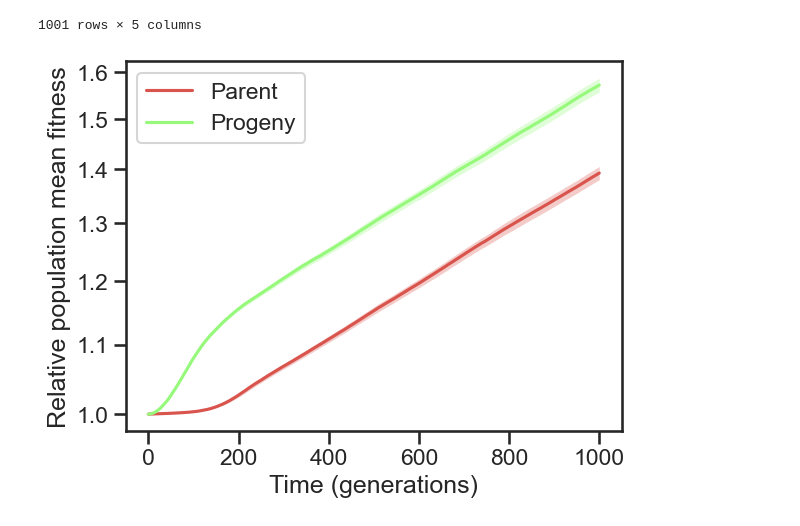
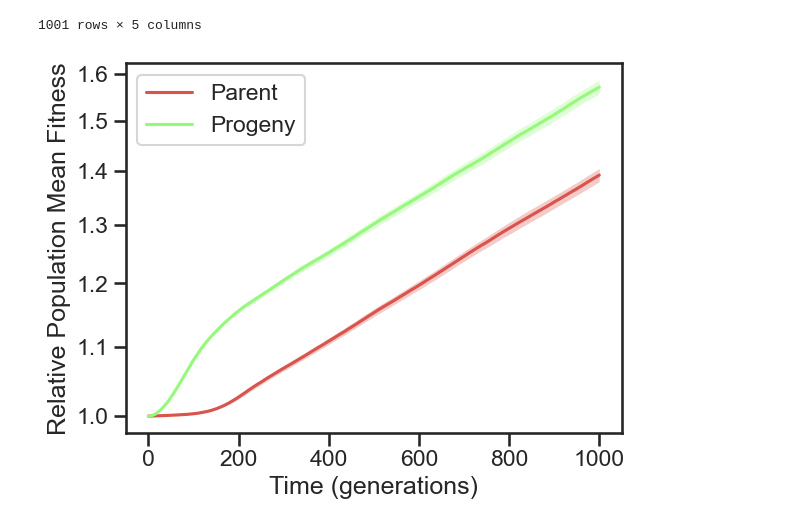
Before and after one commit to rbazev/sex_amitosis_evolvability, a Jupyter notebook: Figure_5.ipynb, the cells around one changed output. Cells and saved outputs as stored; diff of their text form; code cells hidden in the pictures.

```diff
--- a/Figure_5.ipynb
+++ b/Figure_5.ipynb
@@ -43,18 +45,19 @@ data
 1001 rows × 5 columns
 # %%
 nReps = 100
-t = data['generation']
 w1 = data['par_fitness_mean'] / data['par_fitness_mean'][0]
 w2 = data['pro_fitness_mean'] / data['pro_fitness_mean'][0]
-w1ci = 1.98422 * (data['par_fitness_std'] / data['par_fitness_mean'][0]) / np.sqrt(nReps)
-w2ci = 1.98422 * (data['pro_fitness_std'] / data['pro_fitness_mean'][0]) / np.sqrt(nReps)
-plt.semilogy(t, w1, label='Parent', color=red)
-plt.fill_between(t, w1 - w1ci, w1 + w1ci, alpha=.3, color=red, lw=.001)
-plt.plot(t, w2, label='Progeny', color=gre)
-plt.fill_between(t, w2 - w2ci, w2 + w2ci, alpha=.3, color=gre, lw=.001)
+rv = t(nReps-1)
+tq = rv.ppf(.975)
+w1ci = tq * (data['par_fitness_std'] / data['par_fitness_mean'][0]) / np.sqrt(nReps)
+w2ci = tq * (data['pro_fitness_std'] / data['pro_fitness_mean'][0]) / np.sqrt(nReps)
+plt.semilogy(data['generation'], w1, label='Parent', color=red)
+plt.fill_between(data['generation'], w1 - w1ci, w1 + w1ci, alpha=.3, color=red, lw=.001)
+plt.plot(data['generation'], w2, label='Progeny', color=gre)
+plt.fill_between(data['generation'], w2 - w2ci, w2 + w2ci, alpha=.3, color=gre, lw=.001)
 plt.yticks(ticks=np.arange(1, 1.61, .1), labels=np.arange(1, 1.61, .1).round(2))
-plt.ylabel('Relative population mean fitness')
+plt.ylabel('Relative Population Mean Fitness')
 plt.xlabel('Time (generations)')
 plt.legend();
 # %% [output]
-[figure, old version]
+[figure, new version]
```
Also changed, not shown: parts of 2 cells of this notebook.
